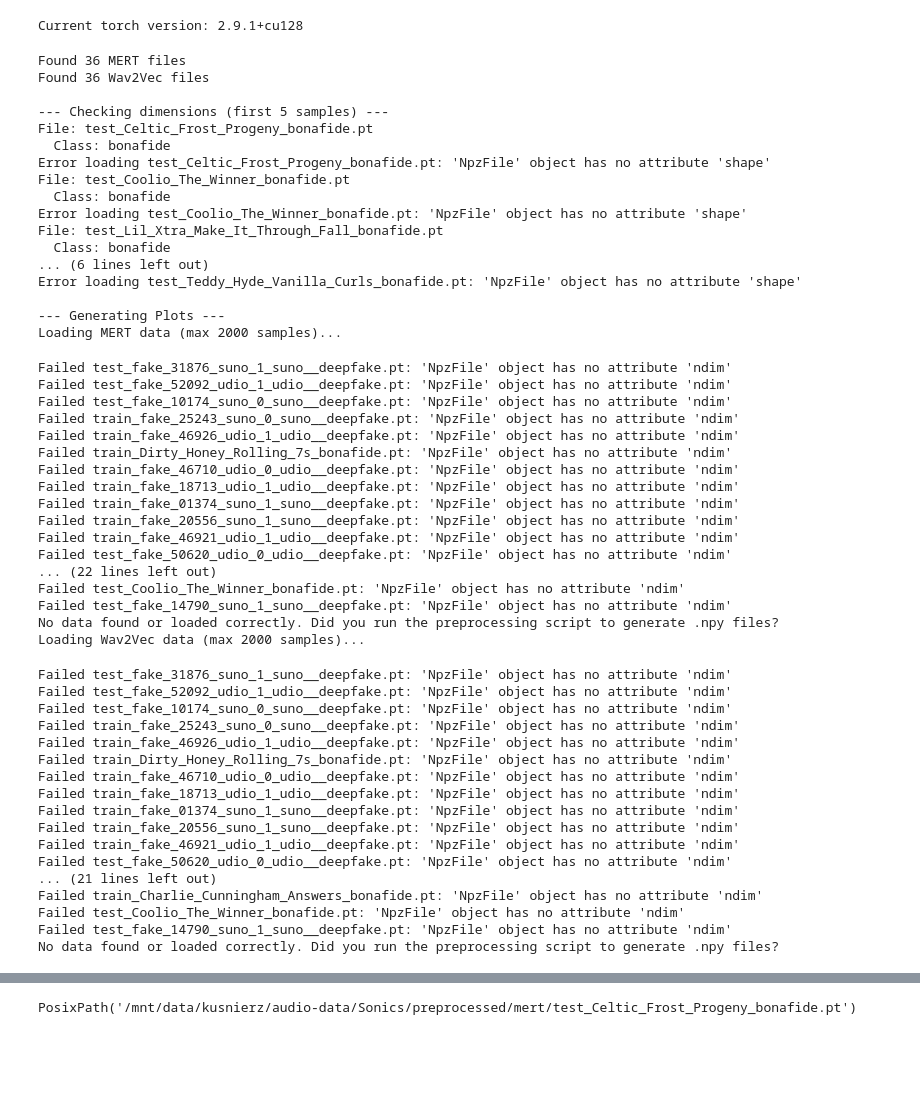
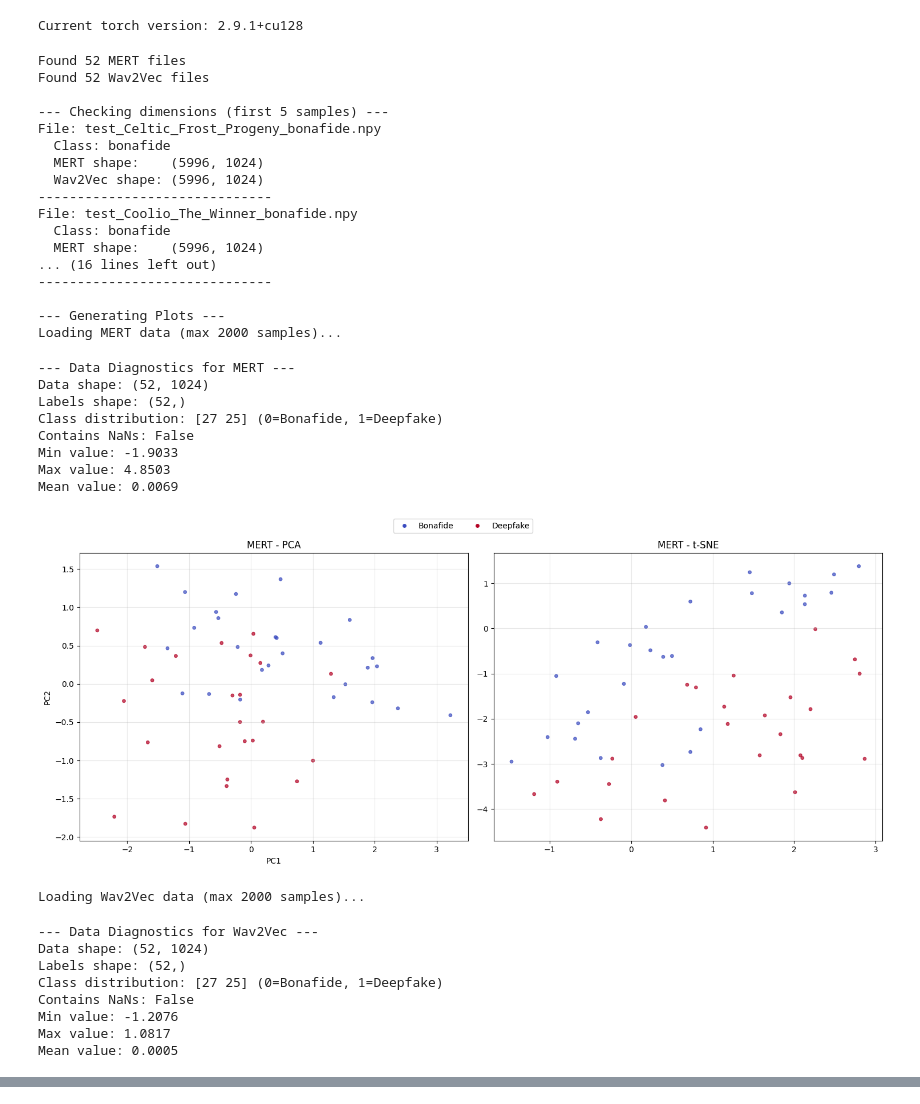
Before and after one commit to jkusnierz01/SVDD, a Jupyter notebook: notebooks/sonics.ipynb, the cells around one changed output, grey strips where cells are left out. Saved outputs shown, nothing was run; the diff lists cells and outputs as text; code cells hidden in the pictures; blank space fills up the shorter version.

```diff
--- a/notebooks/sonics.ipynb
+++ b/notebooks/sonics.ipynb
@@ -320,9 +343,9 @@ def load_and_visualize(file_list, model_name="Model", limit=2000):
     plt.show()
 # %%
 # 1. Get list of files
-mert_files = sorted(list(mert.glob("*.pt")))
+mert_files = sorted(list(mert.glob("*.npy")))
 # Assuming wav2vec files have same names
-w2v_files = sorted(list(w2v.glob("*.pt")))
+w2v_files = sorted(list(w2v.glob("*.npy")))
 
 print(f"Found {len(mert_files)} MERT files")
 print(f"Found {len(w2v_files)} Wav2Vec files")
@@ -337,74 +360,58 @@ for i in range(min(5, len(mert_files))):
         print(f"WARNING: Missing W2V file for {m_path.name}")
         continue
 
     try:
         # Infer class from name
         cls = "bonafide" if "bonafide" in m_path.name else "deepfake" if "deepfake" in m_path.name else "unknown"
 
         m_arr = np.load(str(m_path))
         w_arr = np.load(str(w_path))
 
         print(f"File: {m_path.name}")
         print(f"  Class: {cls}")
         print(f"  MERT shape:    {m_arr.shape}")
         print(f"  Wav2Vec shape: {w_arr.shape}")
         print("-" * 30)
     except Exception as e:
         print(f"Error loading {m_path.name}: {e}")
 
 # 3. VISUALIZATION
 print("\n--- Generating Plots ---")
 load_and_visualize(mert_files, model_name="MERT")
 load_and_visualize(w2v_files, model_name="Wav2Vec")
 # %% [output]
-Found 36 MERT files
-Found 36 Wav2Vec files
+Found 52 MERT files
+Found 52 Wav2Vec files
 
 --- Checking dimensions (first 5 samples) ---
-File: test_Celtic_Frost_Progeny_bonafide.pt
+File: test_Celtic_Frost_Progeny_bonafide.npy
   Class: bonafide
-Error loading test_Celtic_Frost_Progeny_bonafide.pt: 'NpzFile' object has no attribute 'shape'
-File: test_Coolio_The_Winner_bonafide.pt
+  MERT shape:    (5996, 1024)
+  Wav2Vec shape: (5996, 1024)
+------------------------------
+File: test_Coolio_The_Winner_bonafide.npy
   Class: bonafide
-Error loading test_Coolio_The_Winner_bonafide.pt: 'NpzFile' object has no attribute 'shape'
-File: test_Lil_Xtra_Make_It_Through_Fall_bonafide.pt
-  Class: bonafide
-... (6 lines left out)
-Error loading test_Teddy_Hyde_Vanilla_Curls_bonafide.pt: 'NpzFile' object has no attribute 'shape'
+  MERT shape:    (5996, 1024)
+... (16 lines left out)
+------------------------------
 
 --- Generating Plots ---
 Loading MERT data (max 2000 samples)...
-Failed test_fake_31876_suno_1_suno__deepfake.pt: 'NpzFile' object has no attribute 'ndim'
-Failed test_fake_52092_udio_1_udio__deepfake.pt: 'NpzFile' object has no attribute 'ndim'
-Failed test_fake_10174_suno_0_suno__deepfake.pt: 'NpzFile' object has no attribute 'ndim'
-Failed train_fake_25243_suno_0_suno__deepfake.pt: 'NpzFile' object has no attribute 'ndim'
-Failed train_fake_46926_udio_1_udio__deepfake.pt: 'NpzFile' object has no attribute 'ndim'
-Failed train_Dirty_Honey_Rolling_7s_bonafide.pt: 'NpzFile' object has no attribute 'ndim'
-Failed train_fake_46710_udio_0_udio__deepfake.pt: 'NpzFile' object has no attribute 'ndim'
-Failed train_fake_18713_udio_1_udio__deepfake.pt: 'NpzFile' object has no attribute 'ndim'
-Failed train_fake_01374_suno_1_suno__deepfake.pt: 'NpzFile' object has no attribute 'ndim'
-Failed train_fake_20556_suno_1_suno__deepfake.pt: 'NpzFile' object has no attribute 'ndim'
-Failed train_fake_46921_udio_1_udio__deepfake.pt: 'NpzFile' object has no attribute 'ndim'
-Failed test_fake_50620_udio_0_udio__deepfake.pt: 'NpzFile' object has no attribute 'ndim'
-... (22 lines left out)
-Failed test_Coolio_The_Winner_bonafide.pt: 'NpzFile' object has no attribute 'ndim'
-Failed test_fake_14790_suno_1_suno__deepfake.pt: 'NpzFile' object has no attribute 'ndim'
-No data found or loaded correctly. Did you run the preprocessing script to generate .npy files?
-Loading Wav2Vec data (max 2000 samples)...
+--- Data Diagnostics for MERT ---
+Data shape: (52, 1024)
+Labels shape: (52,)
+Class distribution: [27 25] (0=Bonafide, 1=Deepfake)
+Contains NaNs: False
+Min value: -1.9033
+Max value: 4.8503
+Mean value: 0.0069
+[figure, added]
-Failed test_fake_31876_suno_1_suno__deepfake.pt: 'NpzFile' object has no attribute 'ndim'
-Failed test_fake_52092_udio_1_udio__deepfake.pt: 'NpzFile' object has no attribute 'ndim'
-Failed test_fake_10174_suno_0_suno__deepfake.pt: 'NpzFile' object has no attribute 'ndim'
-Failed train_fake_25243_suno_0_suno__deepfake.pt: 'NpzFile' object has no attribute 'ndim'
-Failed train_fake_46926_udio_1_udio__deepfake.pt: 'NpzFile' object has no attribute 'ndim'
-Failed train_Dirty_Honey_Rolling_7s_bonafide.pt: 'NpzFile' object has no attribute 'ndim'
-Failed train_fake_46710_udio_0_udio__deepfake.pt: 'NpzFile' object has no attribute 'ndim'
-Failed train_fake_18713_udio_1_udio__deepfake.pt: 'NpzFile' object has no attribute 'ndim'
-Failed train_fake_01374_suno_1_suno__deepfake.pt: 'NpzFile' object has no attribute 'ndim'
-Failed train_fake_20556_suno_1_suno__deepfake.pt: 'NpzFile' object has no attribute 'ndim'
-Failed train_fake_46921_udio_1_udio__deepfake.pt: 'NpzFile' object has no attribute 'ndim'
-Failed test_fake_50620_udio_0_udio__deepfake.pt: 'NpzFile' object has no attribute 'ndim'
-... (21 lines left out)
-Failed train_Charlie_Cunningham_Answers_bonafide.pt: 'NpzFile' object has no attribute 'ndim'
-Failed test_Coolio_The_Winner_bonafide.pt: 'NpzFile' object has no attribute 'ndim'
-Failed test_fake_14790_suno_1_suno__deepfake.pt: 'NpzFile' object has no attribute 'ndim'
-No data found or loaded correctly. Did you run the preprocessing script to generate .npy files?
+Loading Wav2Vec data (max 2000 samples)...
+--- Data Diagnostics for Wav2Vec ---
+Data shape: (52, 1024)
+Labels shape: (52,)
+Class distribution: [27 25] (0=Bonafide, 1=Deepfake)
+Contains NaNs: False
+Min value: -1.2076
+Max value: 1.0817
+Mean value: 0.0005
@@ -411,4 +418,0 @@ No data found or loaded correctly. Did you run the preprocessing script to gener
-# %%
-mert_files[0]
-# %% [output]
-PosixPath('/mnt/data/kusnierz/audio-data/Sonics/preprocessed/mert/test_Celtic_Frost_Progeny_bonafide.pt')
```
Also changed, not shown: parts of 3 cells of this notebook.
